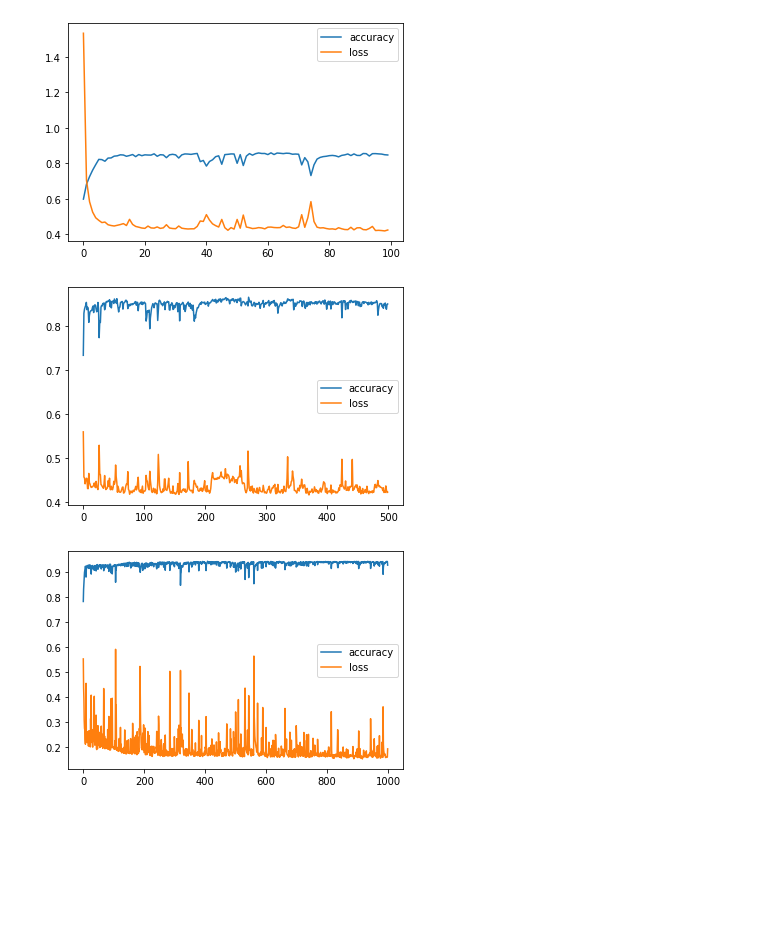
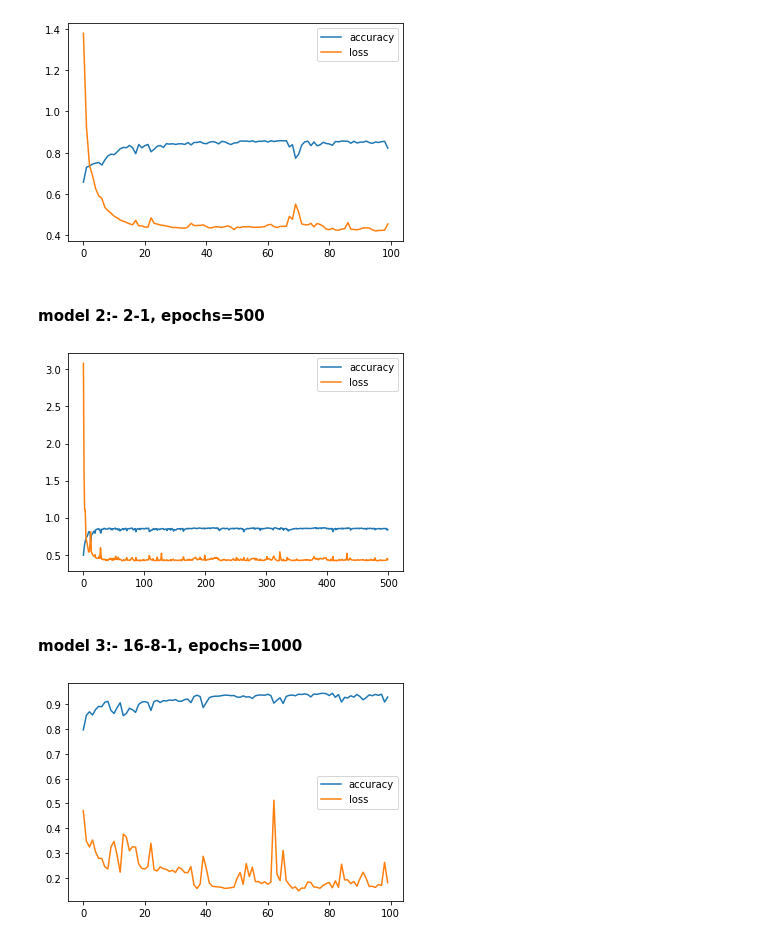
Before and after one commit to Rutvik2303/AI_final_project, a Jupyter notebook: Untitled.ipynb, the cells around one changed output. Cells and saved outputs as stored; diff of their text form; code cells hidden in the pictures; blank space fills up the shorter version.

```diff
--- a/Untitled.ipynb
+++ b/Untitled.ipynb
@@ -102,22 +106,20 @@ dtype: int64
 df = df_norm
 
 # Split the dataset into input features (X) and output labels (y)
-X = df.drop('satisfaction', axis=1).values
+x = df.drop('satisfaction', axis=1).values
 y = df['satisfaction'].values
 
-# Normalize the input features using Min-Max scaling
-#X_norm = (X - X.min()) / (X.max() - X.min())
-X_norm = X
+
 # Define a logistic regression model with one neuron
 model = keras.Sequential([
-    keras.layers.Dense(units=1, input_shape=[X.shape[1]])
+    keras.layers.Dense(units=1, input_shape=[x.shape[1]])
 ])
 
 # Compile the model with binary cross-entropy loss and Adam optimizer
 model.compile(loss='binary_crossentropy', optimizer='adam', metrics=['accuracy'])
 
-# Train the model for 1000 epochs
-history = model.fit(X_norm, y, epochs=100, verbose=0)
+# Train the model for 100 epochs
+history = model.fit(x, y, epochs=100, verbose=0)
 
 # Plot the accuracy and loss curves during training
 plt.plot(history.history['accuracy'], label='accuracy')
@@ -125,4 +127,4 @@ plt.plot(history.history['loss'], label='loss')
 plt.legend()
 plt.show()
 # %% [output]
-[figure, old version]
+[figure, new version]
@@ -131,7 +131,9 @@ plt.show()
+# %% [markdown]
+<h4>model 2:- 2-1,  epochs=500
 # %%
 # Define a small neural network with 2 neurons in the input layer and 1 neuron in the output layer
 model = keras.Sequential([
-    keras.layers.Dense(units=2, input_shape=[X.shape[1]]),
+    keras.layers.Dense(units=2, input_shape=[x.shape[1]]),
     keras.layers.Dense(units=1)
 ])
 
@@ -139,7 +141,7 @@ model = keras.Sequential([
 model.compile(loss='binary_crossentropy', optimizer='adam', metrics=['accuracy'])
 
 # Train the model for 1000 epochs
-history = model.fit(X_norm, y, epochs=500, verbose=0)
+history = model.fit(x, y, epochs=500, verbose=0)
 
 # Plot the accuracy and loss curves during training
 plt.plot(history.history['accuracy'], label='accuracy')
@@ -147,4 +149,4 @@ plt.plot(history.history['loss'], label='loss')
 plt.legend()
 plt.show()
 # %% [output]
-[figure, old version]
+[figure, new version]
@@ -153,21 +153,25 @@ plt.show()
+# %% [markdown]
+<h4>model 3:- 16-8-1,  epochs=1000
 # %%
 # Define a larger neural network with 16 neurons in the input layer, 8 neurons in the hidden layer, and 1 neuron in the output layer
 model = keras.Sequential([
-    keras.layers.Dense(units=16, input_shape=[X.shape[1]]),
+    keras.layers.Dense(units=32, input_shape=[x.shape[1]]),
+    keras.layers.Dense(units=16, activation='relu'),
     keras.layers.Dense(units=8, activation='relu'),
+    keras.layers.Dense(units=4, activation='relu'),
     keras.layers.Dense(units=1)
 ])
 
 # Compile the model with binary cross-entropy loss and Adam optimizer
 model.compile(loss='binary_crossentropy', optimizer='adam', metrics=['accuracy'])
 
-# Train the model for 1000 epochs
-history = model.fit(X_norm, y, epochs=1000, verbose=0)
+# Train the model for 100 epochs
+history = model.fit(x, y, epochs=100, verbose=0)
 
 # Plot the accuracy and loss curves during training
 plt.plot(history.history['accuracy'], label='accuracy')
 plt.plot(history.history['loss'], label='loss')
 plt.legend()
 plt.show()
 # %% [output]
-[figure, old version]
+[figure, new version]
```
Also changed, not shown: parts of 33 cells of this notebook.
